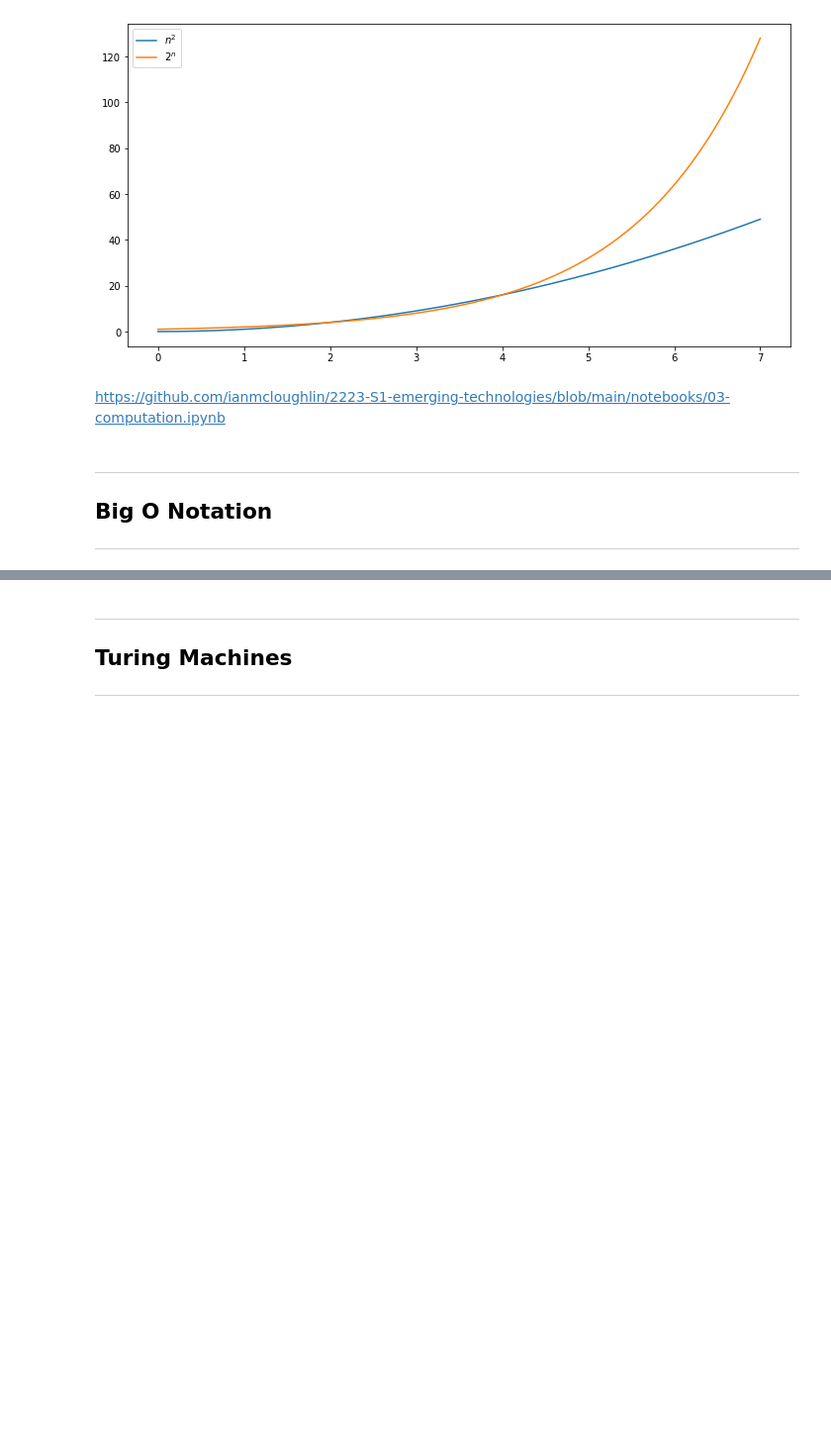
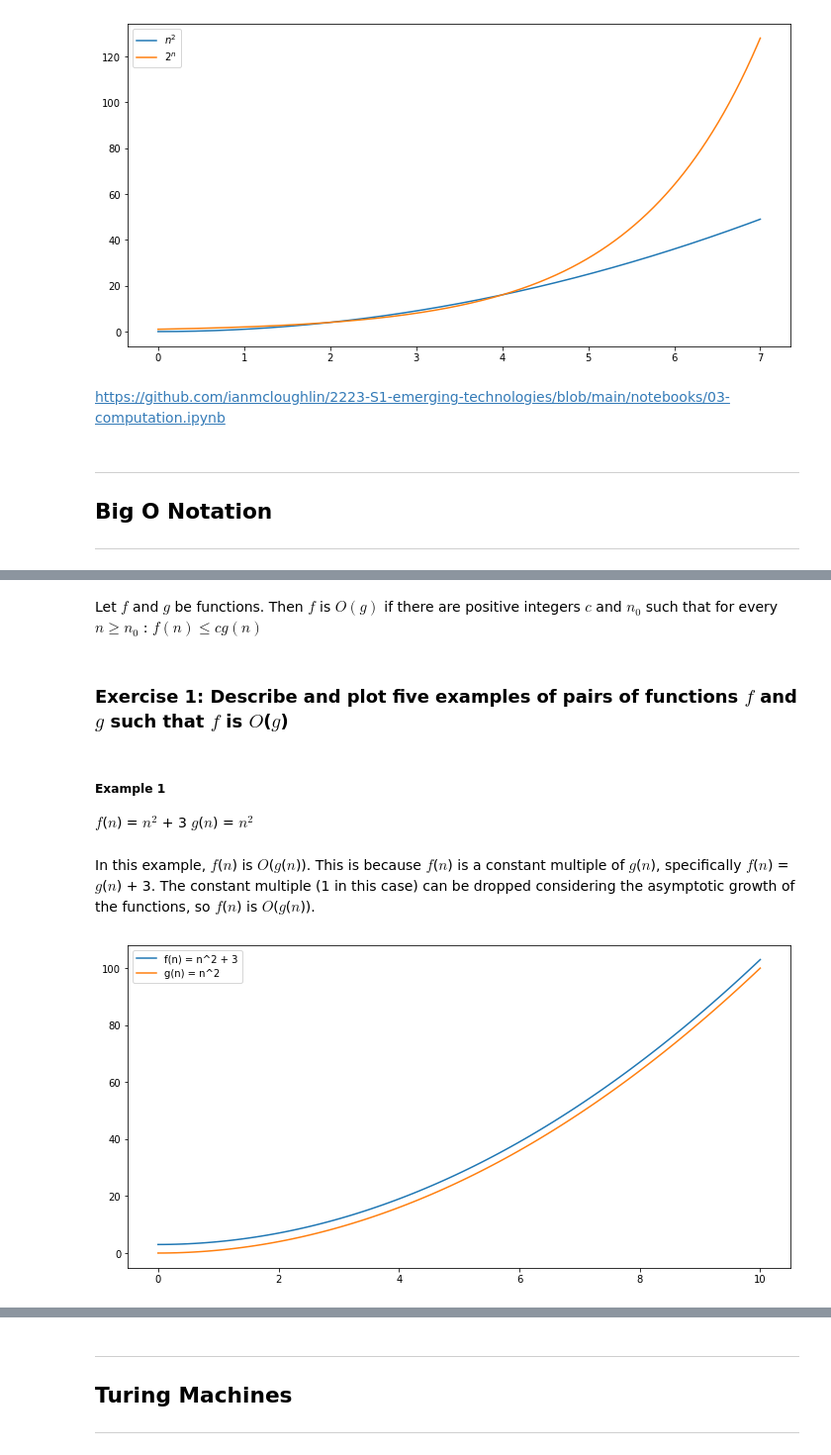
Before and after one commit to DylanMorr/Emerging-Technology-Assessment, a Jupyter notebook: content/Main-Notebooks/computation.ipynb, the cells around one changed output, grey strips where cells are left out. Shown at 99% size. Saved outputs shown, nothing was run; the diff lists cells and outputs as text; code cells hidden in the pictures; blank space fills up the shorter version.

```diff
--- a/content/Main-Notebooks/computation.ipynb
+++ b/content/Main-Notebooks/computation.ipynb
@@ -144,0 +166,29 @@ https://github.com/ianmcloughlin/2223-S1-emerging-technologies/blob/main/noteboo
+# %% [markdown]
+Let $f$ and $g$ be functions. Then $f$ is $O(g)$ if there are positive integers $c$ and $n_0$ such that for every $n
+\geq n_0$: $f(n) \leq c g(n)$
+# %% [markdown]
+### Exercise 1: Describe and plot five examples of pairs of functions $f$ and $g$ such that $f$ is $O$($g$)
+# %% [markdown]
+##### Example 1
+$f$($n$) = $n^2$ + 3
+$g$($n$) = $n^2$
+# %% [markdown]
+In this example, $f$($n$) is $O$($g$($n$)). This is because $f$($n$) is a constant multiple of $g$($n$), specifically $f$($n$) = $g$($n$) + 3.
+The constant multiple (1 in this case) can be dropped considering the asymptotic growth of the functions, so $f$($n$) is $O$($g$($n$)).
+# %%
+fig, figure1 = plt.subplots(figsize = (12, 6))
+
+n = np.linspace(0.0, 10.0, 100)
+
+f = n**2 + 3
+g = n**2
+
+figure1.plot(n, f, label="f(n) = n^2 + 3")
+
+figure1.plot(n, g, label="g(n) = n^2")
+
+figure1.legend()
+
+plt.show()
+# %% [output]
+[figure, added]
```
Also changed, not shown: parts of 20 cells of this notebook.
